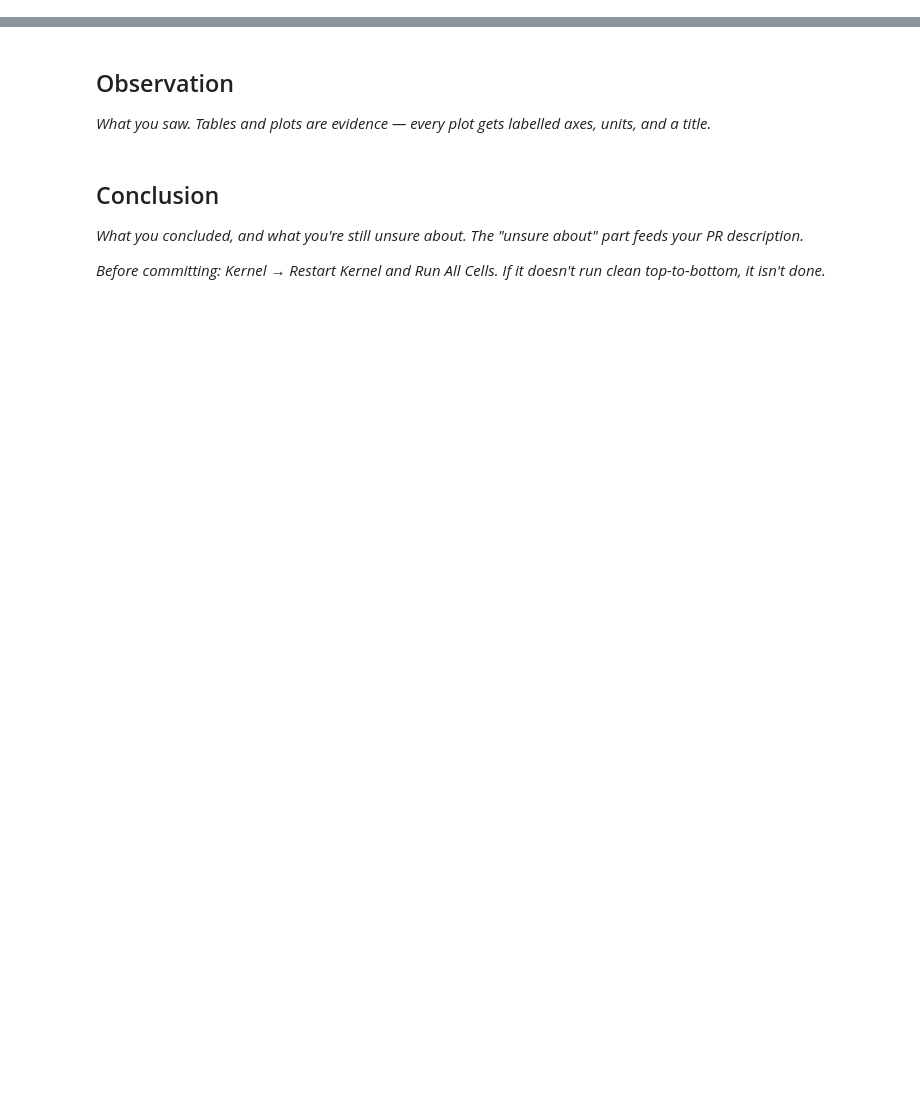
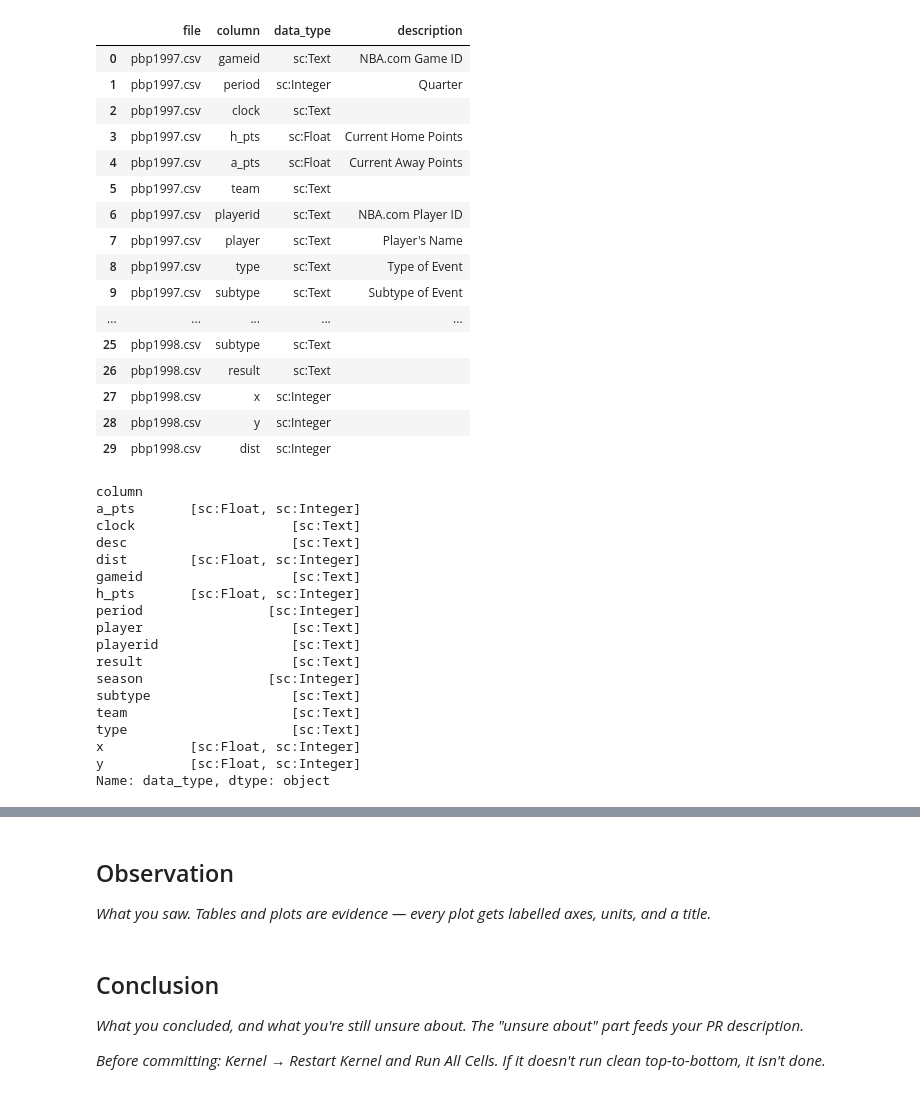
Before and after one commit to davidelbert/nba_teaching_repo, a Jupyter notebook: notebooks/01-Load-Data.ipynb, the cells around one changed output, grey strips where cells are left out. Cells and saved outputs as stored; diff of their text form; code cells hidden in the pictures; blank space fills up the shorter version.

```diff
--- a/notebooks/01-Load-Data.ipynb
+++ b/notebooks/01-Load-Data.ipynb
@@ -15,9 +19,9 @@ import re
 import pandas as pd
 import numpy as np
 import duckdb
-import matplotlip.pyplot as plt
+import matplotlib.pyplot as plt
 
 # import myproject  # reusable logic lives in src/ — import it, don't inline it
 
 DATA_DIR = Path("..")/"data_archive"
-DATA_META= DATA_DIR/nba-play-by-play-data-1997-2023-metadata
+DATA_META= DATA_DIR/"nba-play-by-play-data-1997-2023-metadata.json"
@@ -24,26 +77,54 @@ DATA_META= DATA_DIR/nba-play-by-play-data-1997-2023-metadata
 # %%
-from pathlib import Path
-import json
-import re
+with open(DATA_META, "r") as f:
+    meta = json.load(f)
 
-import pandas as pd
-import numpy as np
-import duckdb
-import matplotlib.pyplot as plt
+schema_rows = []
+for record_set in meta.get("recordSet", []):
+    file_name = record_set.get("name")
+    for field in record_set.get("field", []):
+        schema_rows.append({
+            "file": file_name,
+            "column": field.get("name"),
+            "data_type": ", ".join(field.get("dataType", [])),
+            "description": field.get("description", ""),
+        })
 
-DATA_DIR = Path("/path/to/your/csv_folder")
-META_PATH = Path("/path/to/nba-play-by-play-data-1997-2023-metadata.json")
-
-csv_files = sorted(DATA_DIR.glob("pbp*.csv"))
-
-inventory = pd.DataFrame({
-    "file": [p.name for p in csv_files],
-    "path": [str(p) for p in csv_files],
-    "size_mb": [p.stat().st_size / 1e6 for p in csv_files],
-    "season_from_filename": [
-        int(re.search(r"pbp(\d{4})\.csv", p.name).group(1))
-        for p in csv_files
-    ],
-})
-
-display(inventory)
+schema_df = pd.DataFrame(schema_rows)
+display(schema_df.head(30))
+display(schema_df.groupby("column")["data_type"].agg(lambda x: sorted(set(x))))
+# %% [output]
+|  | file | column | data_type | description |
+| 0 | pbp1997.csv | gameid | sc:Text | NBA.com Game ID |
+| 1 | pbp1997.csv | period | sc:Integer | Quarter |
+| 2 | pbp1997.csv | clock | sc:Text |  |
+| 3 | pbp1997.csv | h_pts | sc:Float | Current Home Points |
+| 4 | pbp1997.csv | a_pts | sc:Float | Current Away Points |
+| 5 | pbp1997.csv | team | sc:Text |  |
+| 6 | pbp1997.csv | playerid | sc:Text | NBA.com Player ID |
+| 7 | pbp1997.csv | player | sc:Text | Player's Name |
+| 8 | pbp1997.csv | type | sc:Text | Type of Event |
+| 9 | pbp1997.csv | subtype | sc:Text | Subtype of Event |
+| ... | ... | ... | ... | ... |
+| 25 | pbp1998.csv | subtype | sc:Text |  |
+| 26 | pbp1998.csv | result | sc:Text |  |
+| 27 | pbp1998.csv | x | sc:Integer |  |
+| 28 | pbp1998.csv | y | sc:Integer |  |
+| 29 | pbp1998.csv | dist | sc:Integer |  |
+column
+a_pts       [sc:Float, sc:Integer]
+clock                    [sc:Text]
+desc                     [sc:Text]
+dist        [sc:Float, sc:Integer]
+gameid                   [sc:Text]
+h_pts       [sc:Float, sc:Integer]
+period                [sc:Integer]
+player                   [sc:Text]
+playerid                 [sc:Text]
+result                   [sc:Text]
+season                [sc:Integer]
+subtype                  [sc:Text]
+team                     [sc:Text]
+type                     [sc:Text]
+x           [sc:Float, sc:Integer]
+y           [sc:Float, sc:Integer]
+Name: data_type, dtype: object
```
Also changed, not shown: parts of 15 cells of this notebook, 1 other file.
